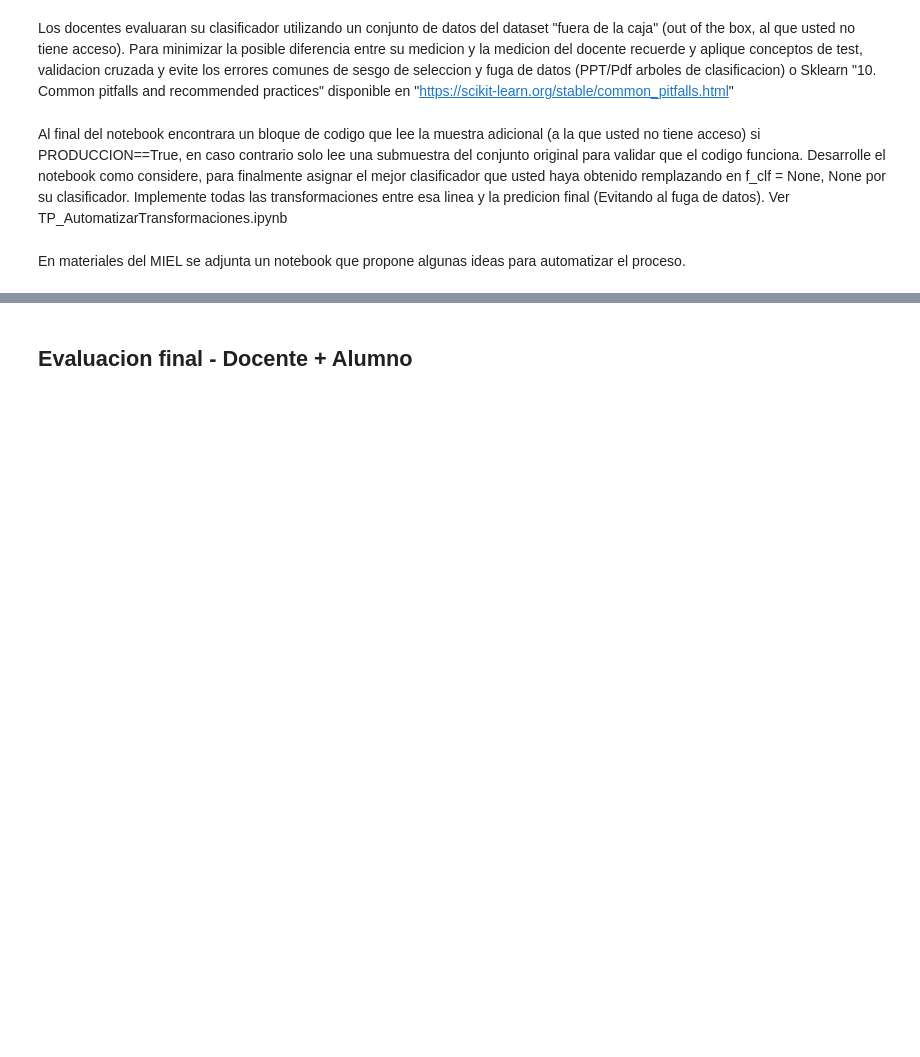
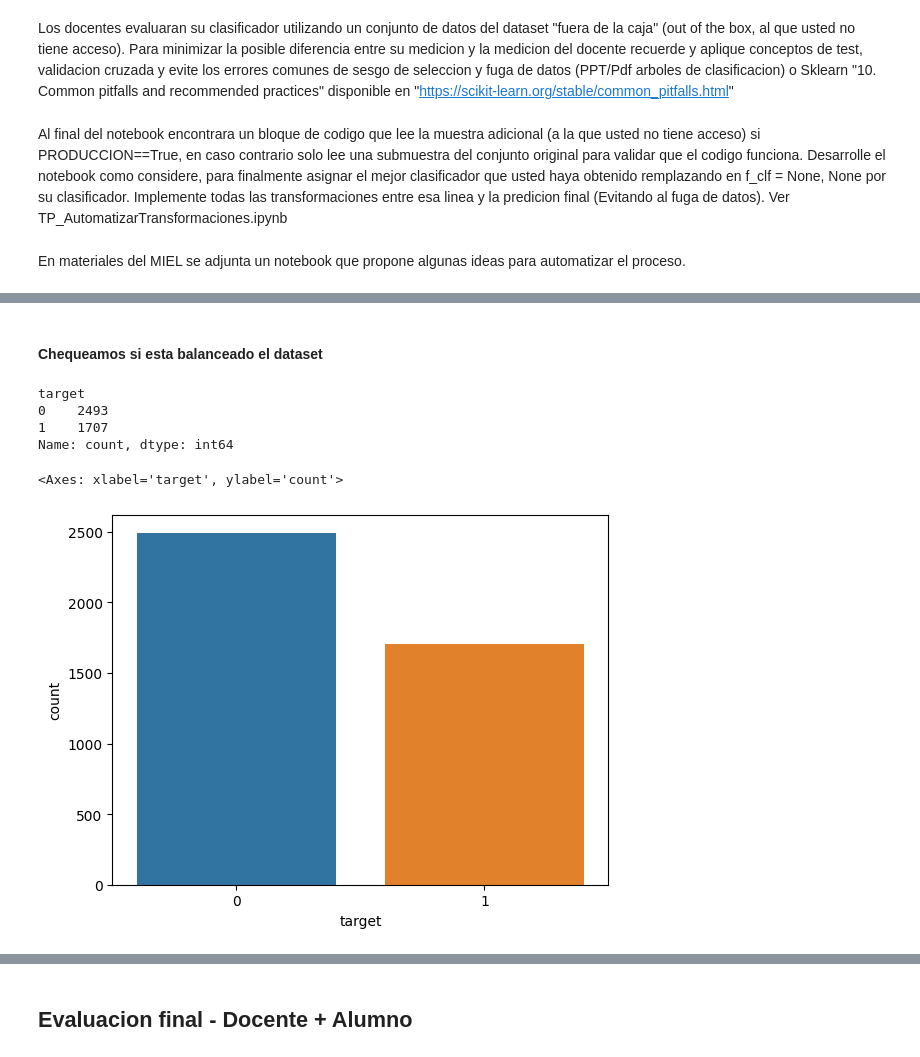
Before and after one commit to facundocarballo/ciencia-datos, a Jupyter notebook: colab.ipynb, the cells around one changed output, grey strips where cells are left out. Cells and saved outputs as stored; diff of their text form; code cells hidden in the pictures; blank space fills up the shorter version.

Commit message:
feat: first steps with dataset

```diff
--- a/colab.ipynb
+++ b/colab.ipynb
@@ -35,0 +43,4 @@ En materiales del MIEL se adjunta un notebook que propone algunas ideas para aut
+# %%
+import pandas as pd
+df = pd.read_csv("./dataset.csv")
+df.head()
@@ -35,0 +77,5 @@ En materiales del MIEL se adjunta un notebook que propone algunas ideas para aut
+# %%
+# No me gusta que den warings..
+df.drop('Edad', axis=1, inplace=True)
+df.drop('Genero', axis=1, inplace=True)
+df.drop('LVL', axis=1, inplace=True)
@@ -35,0 +107,13 @@ En materiales del MIEL se adjunta un notebook que propone algunas ideas para aut
+# %% [markdown]
+#### Chequeamos si esta balanceado el dataset
+# %%
+import seaborn as sns
+print( df.target.value_counts() )
+sns.countplot(x='target', data=df, hue='target', legend=False)
+# %% [output]
+target
+0    2493
+1    1707
+Name: count, dtype: int64
+<Axes: xlabel='target', ylabel='count'>
+[figure, added]
```
Also changed, not shown: parts of 17 cells of this notebook, 1 other file.
